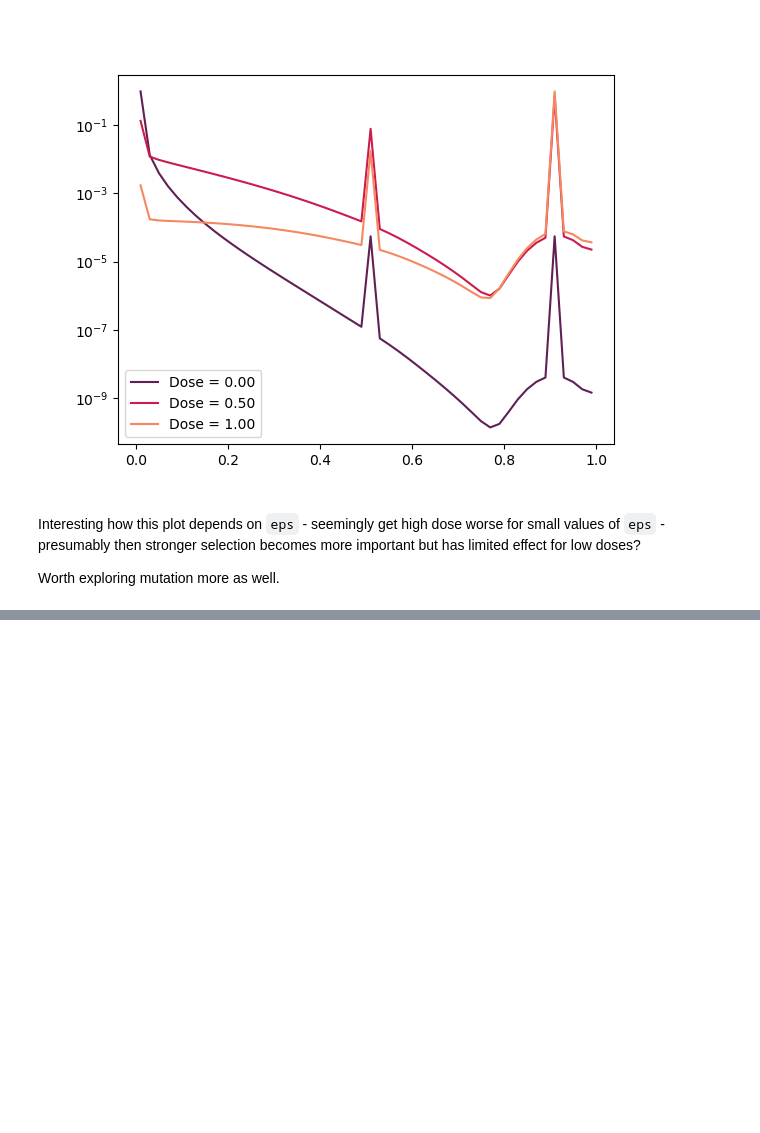
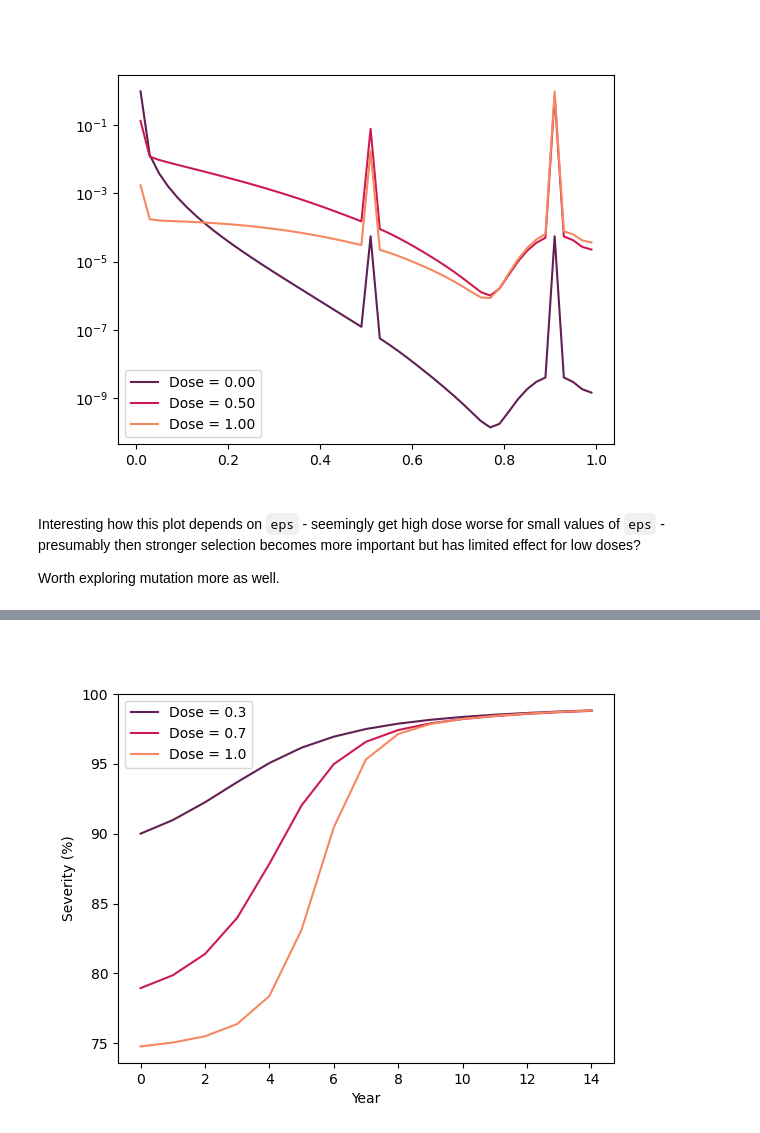
Before and after one commit to nt409/quant-res-doses, a Jupyter notebook: notebooks/102_initial_analysis.ipynb, the cells around one changed output, grey strips where cells are left out. Cells and saved outputs as stored; diff of their text form; code cells hidden in the pictures; blank space fills up the shorter version.

```diff
--- a/notebooks/102_rough.ipynb
+++ b/notebooks/102_initial_analysis.ipynb
@@ -626,0 +718,10 @@ Worth exploring mutation more as well.
+# %%
+ccf = Config(verbose=False)
+
+ccf.mutation_proportion = None
+ccf.mutation_scale_fung = None
+ccf.mutation_scale_host = None
+
+ccf.betas = ccf.betas*100
+
+ccf.print_repr()
@@ -626,0 +776,28 @@ Worth exploring mutation more as well.
+# %%
+# a_gen = np.random.uniform(0,20)
+# b_gen = np.random.uniform(0,50)
+# init_dist = beta_dist(ccf.n_k, a_gen, b_gen)
+
+a_gen = np.random.uniform(0,20)
+b_gen = np.random.uniform(0,5)
+init_dist = gamma_dist(ccf.n_k, a_gen, b_gen)
+
+doses = np.linspace(0,1,4)[1:]
+
+data_sp_list = []
+
+for dd in doses:
+    ccf.doses = dd*np.ones(ccf.n_years)
+
+    sim = SimulatorSimpleWithDD(ccf)
+    # sim = SimulatorSimple(ccf)
+
+    sim.initial_k_dist = init_dist
+
+    data = sim.run_model()
+
+    data_sp_list.append(data['dis_sev'])
+# %%
+f = sev_plot(data_sp_list)
+# %% [output]
+[figure, added]
```
Also changed, not shown: parts of 81 cells of this notebook, 1 other file.
